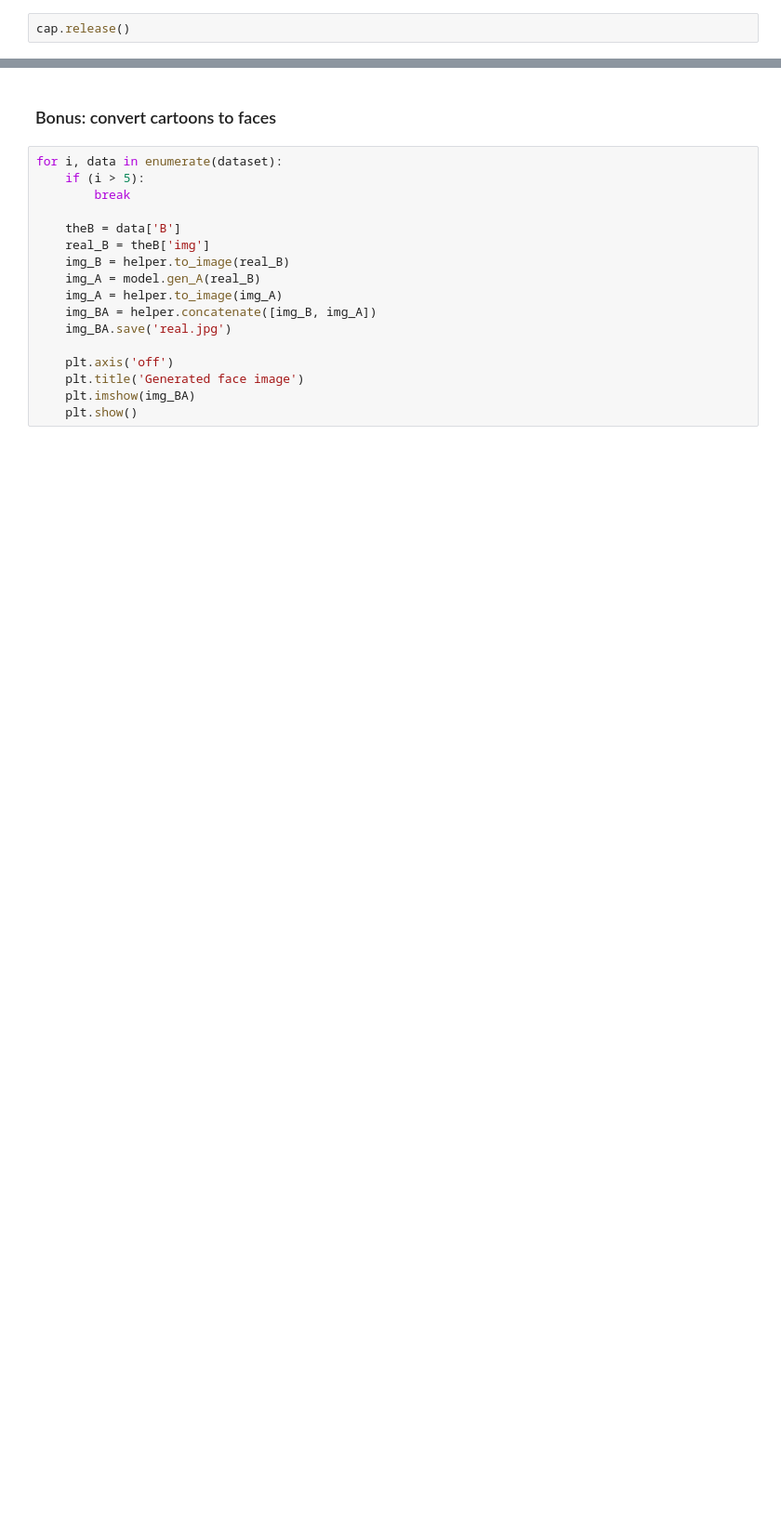
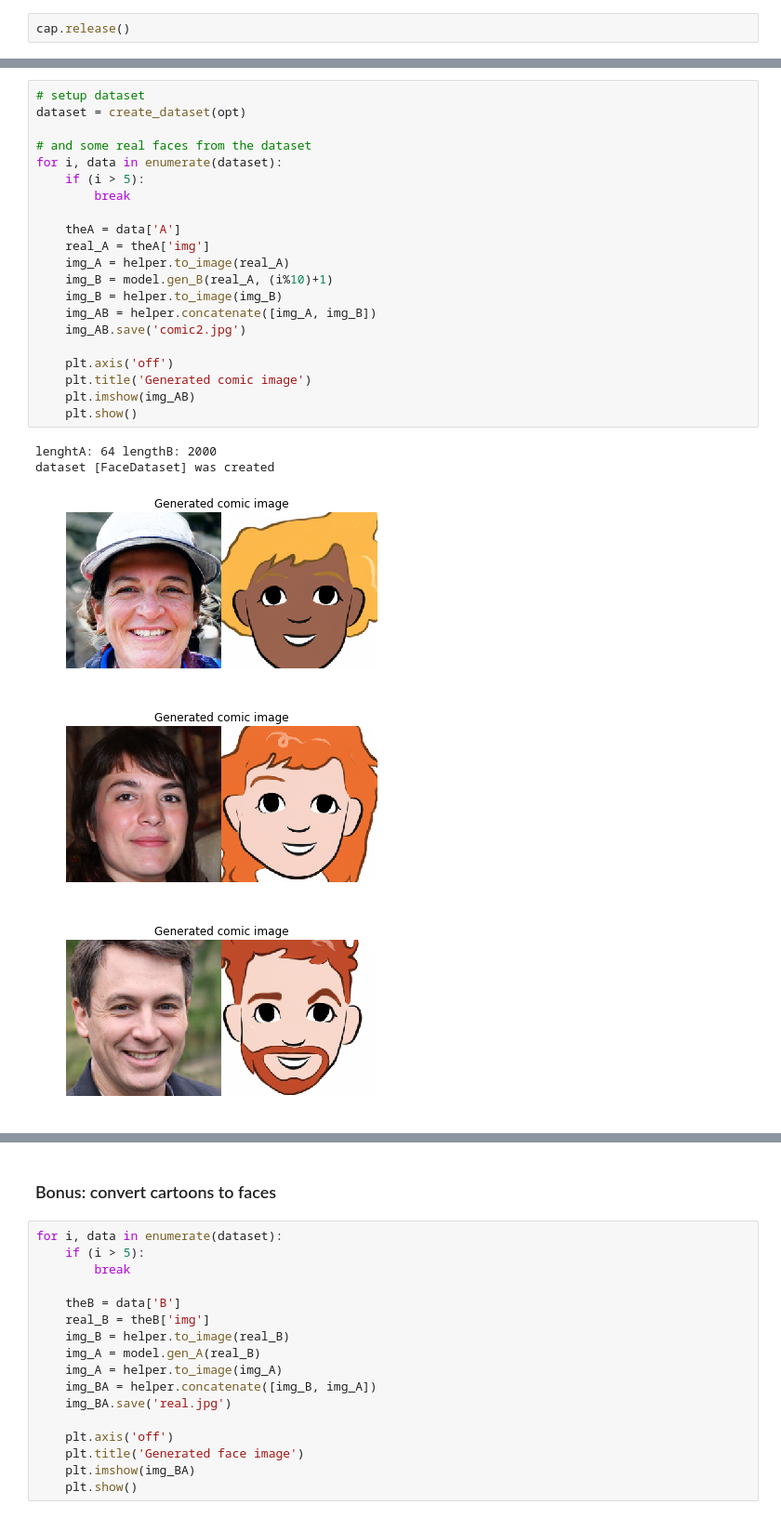
Before and after one commit to fs2019-atml/face-to-cartoon, a Jupyter notebook: code/Demo.ipynb, the cells around one changed output, grey strips where cells are left out. Shown at 93% size. Drawn from its saved outputs; the diff is of its cells as text; blank space fills up the shorter version.

```diff
--- a/code/Demo.ipynb
+++ b/code/Demo.ipynb
@@ -133,0 +142,27 @@ If the image is too dark, put a lamp in front of your face (classical computer v
+# %%
+# setup dataset
+dataset = create_dataset(opt)
+
+# and some real faces from the dataset
+for i, data in enumerate(dataset):
+    if (i > 5):
+        break
+
+    theA = data['A']
+    real_A = theA['img']
+    img_A = helper.to_image(real_A)
+    img_B = model.gen_B(real_A, (i%10)+1)
+    img_B = helper.to_image(img_B)
+    img_AB = helper.concatenate([img_A, img_B])
+    img_AB.save('comic2.jpg')
+
+    plt.axis('off')
+    plt.title('Generated comic image')
+    plt.imshow(img_AB)
+    plt.show()
+# %% [output]
+lenghtA: 64 lengthB: 2000
+dataset [FaceDataset] was created
+[figure, added]
+[figure, added]
+[figure, added]
```
Also changed, not shown: parts of 12 cells of this notebook, 3 other files.
